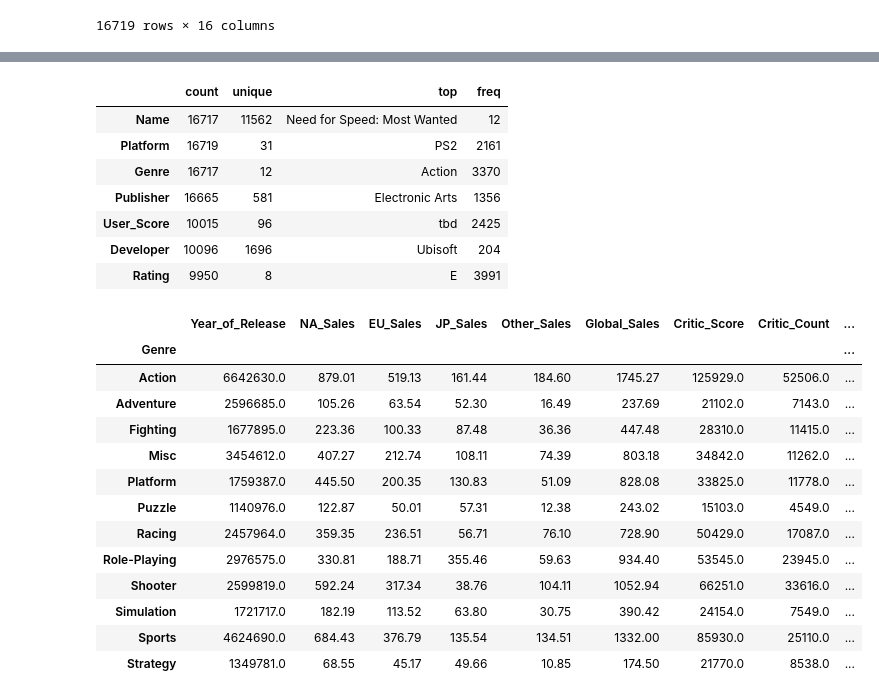
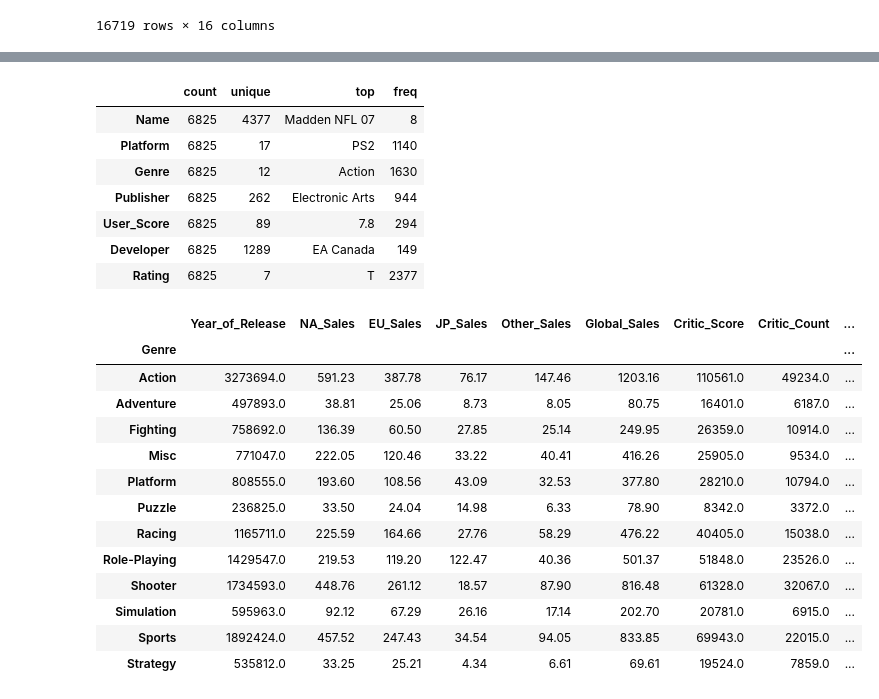
Before and after one commit to data301-2020-winter1/course-project-group_6010, a Jupyter notebook: analysis/ayaka/milestone2.ipynb, the cells around one changed output, grey strips where cells are left out. Saved outputs shown, nothing was run; the diff lists cells and outputs as text; code cells hidden in the pictures.

```diff
--- a/analysis/ayaka/milestone2.ipynb
+++ b/analysis/ayaka/milestone2.ipynb
@@ -31,19 +5,3 @@ df
-# %%
-def load_and_process(url_or_path_to_csv_file):
-
-    # Method Chain 1 (Load data and deal with missing data)
-
-    df1 = (
-          pd.read_csv(url_or_path_to_csv_file)
-          .rename(...)
-          .drop(['Critic_Score','Critic_Count', 'User_Score', 'User_Count', 'Developer' ,'Rating'],axis=1)
-          .dropna(['Genre'], axis =1)
-      )
-
-
-
-
-    return df1
 # %% [markdown]
 - Step 3
 # %%
@@ -51,8 +9,9 @@ import sys, os
 sys.path.insert(0, os.path.abspath('..'))
 from scripts.project_functions import *
 
-df = load_and_process('../../data/raw/Gamesales.csv')
-df
+data ='../../data/raw/Gamesales.csv'
+dfu = unprocessed(data)
+dfu
 # %% [output]
 |  | Name | Platform | Year_of_Release | Genre | Publisher | NA_Sales | EU_Sales | JP_Sales | Other_Sales | ... |
 | 0 | Wii Sports | Wii | 2006.0 | Sports | Nintendo | 41.36 | 28.96 | 3.77 | 8.45 | ... |
@@ -67,3 +26,6 @@ df
 | 16717 | Spirits & Spells | GBA | 2003.0 | Platform | Wanadoo | 0.01 | 0.00 | 0.00 | 0.00 | ... |
 | 16718 | Winning Post 8 2016 | PSV | 2016.0 | Simulation | Tecmo Koei | 0.00 | 0.00 | 0.01 | 0.00 | ... |
 16719 rows × 16 columns
+# %%
+dfp = load_and_process(data)
+dfp
@@ -83,29 +59,29 @@ df.describe(include=[np.number]).T
 # %%
-df.describe(include=[np.object]).T
+dfp.describe(include=[np.object]).T
 # %% [output]
 |  | count | unique | top | freq |
-| Name | 16717 | 11562 | Need for Speed: Most Wanted | 12 |
-| Platform | 16719 | 31 | PS2 | 2161 |
-| Genre | 16717 | 12 | Action | 3370 |
-| Publisher | 16665 | 581 | Electronic Arts | 1356 |
-| User_Score | 10015 | 96 | tbd | 2425 |
-| Developer | 10096 | 1696 | Ubisoft | 204 |
-| Rating | 9950 | 8 | E | 3991 |
+| Name | 6825 | 4377 | Madden NFL 07 | 8 |
+| Platform | 6825 | 17 | PS2 | 1140 |
+| Genre | 6825 | 12 | Action | 1630 |
+| Publisher | 6825 | 262 | Electronic Arts | 944 |
+| User_Score | 6825 | 89 | 7.8 | 294 |
+| Developer | 6825 | 1289 | EA Canada | 149 |
+| Rating | 6825 | 7 | T | 2377 |
 # %%
-df.groupby(by=["Genre"]).sum()
+dfp.groupby(by=["Genre"]).sum()
 # %% [output]
 |  | Year_of_Release | NA_Sales | EU_Sales | JP_Sales | Other_Sales | Global_Sales | Critic_Score | Critic_Count | ... |
 | Genre |  |  |  |  |  |  |  |  | ... |
-| Action | 6642630.0 | 879.01 | 519.13 | 161.44 | 184.60 | 1745.27 | 125929.0 | 52506.0 | ... |
-| Adventure | 2596685.0 | 105.26 | 63.54 | 52.30 | 16.49 | 237.69 | 21102.0 | 7143.0 | ... |
-| Fighting | 1677895.0 | 223.36 | 100.33 | 87.48 | 36.36 | 447.48 | 28310.0 | 11415.0 | ... |
-| Misc | 3454612.0 | 407.27 | 212.74 | 108.11 | 74.39 | 803.18 | 34842.0 | 11262.0 | ... |
-| Platform | 1759387.0 | 445.50 | 200.35 | 130.83 | 51.09 | 828.08 | 33825.0 | 11778.0 | ... |
-| Puzzle | 1140976.0 | 122.87 | 50.01 | 57.31 | 12.38 | 243.02 | 15103.0 | 4549.0 | ... |
-| Racing | 2457964.0 | 359.35 | 236.51 | 56.71 | 76.10 | 728.90 | 50429.0 | 17087.0 | ... |
-| Role-Playing | 2976575.0 | 330.81 | 188.71 | 355.46 | 59.63 | 934.40 | 53545.0 | 23945.0 | ... |
-| Shooter | 2599819.0 | 592.24 | 317.34 | 38.76 | 104.11 | 1052.94 | 66251.0 | 33616.0 | ... |
-| Simulation | 1721717.0 | 182.19 | 113.52 | 63.80 | 30.75 | 390.42 | 24154.0 | 7549.0 | ... |
-| Sports | 4624690.0 | 684.43 | 376.79 | 135.54 | 134.51 | 1332.00 | 85930.0 | 25110.0 | ... |
-| Strategy | 1349781.0 | 68.55 | 45.17 | 49.66 | 10.85 | 174.50 | 21770.0 | 8538.0 | ... |
+| Action | 3273694.0 | 591.23 | 387.78 | 76.17 | 147.46 | 1203.16 | 110561.0 | 49234.0 | ... |
+| Adventure | 497893.0 | 38.81 | 25.06 | 8.73 | 8.05 | 80.75 | 16401.0 | 6187.0 | ... |
+| Fighting | 758692.0 | 136.39 | 60.50 | 27.85 | 25.14 | 249.95 | 26359.0 | 10914.0 | ... |
+| Misc | 771047.0 | 222.05 | 120.46 | 33.22 | 40.41 | 416.26 | 25905.0 | 9534.0 | ... |
+| Platform | 808555.0 | 193.60 | 108.56 | 43.09 | 32.53 | 377.80 | 28210.0 | 10794.0 | ... |
+| Puzzle | 236825.0 | 33.50 | 24.04 | 14.98 | 6.33 | 78.90 | 8342.0 | 3372.0 | ... |
+| Racing | 1165711.0 | 225.59 | 164.66 | 27.76 | 58.29 | 476.22 | 40405.0 | 15038.0 | ... |
+| Role-Playing | 1429547.0 | 219.53 | 119.20 | 122.47 | 40.36 | 501.37 | 51848.0 | 23526.0 | ... |
+| Shooter | 1734593.0 | 448.76 | 261.12 | 18.57 | 87.90 | 816.48 | 61328.0 | 32067.0 | ... |
+| Simulation | 595963.0 | 92.12 | 67.29 | 26.16 | 17.14 | 202.70 | 20781.0 | 6915.0 | ... |
+| Sports | 1892424.0 | 457.52 | 247.43 | 34.54 | 94.05 | 833.85 | 69943.0 | 22015.0 | ... |
+| Strategy | 535812.0 | 33.25 | 25.21 | 4.34 | 6.61 | 69.61 | 19524.0 | 7859.0 | ... |
 # %%
```
Also changed, not shown: parts of 16 cells of this notebook.
